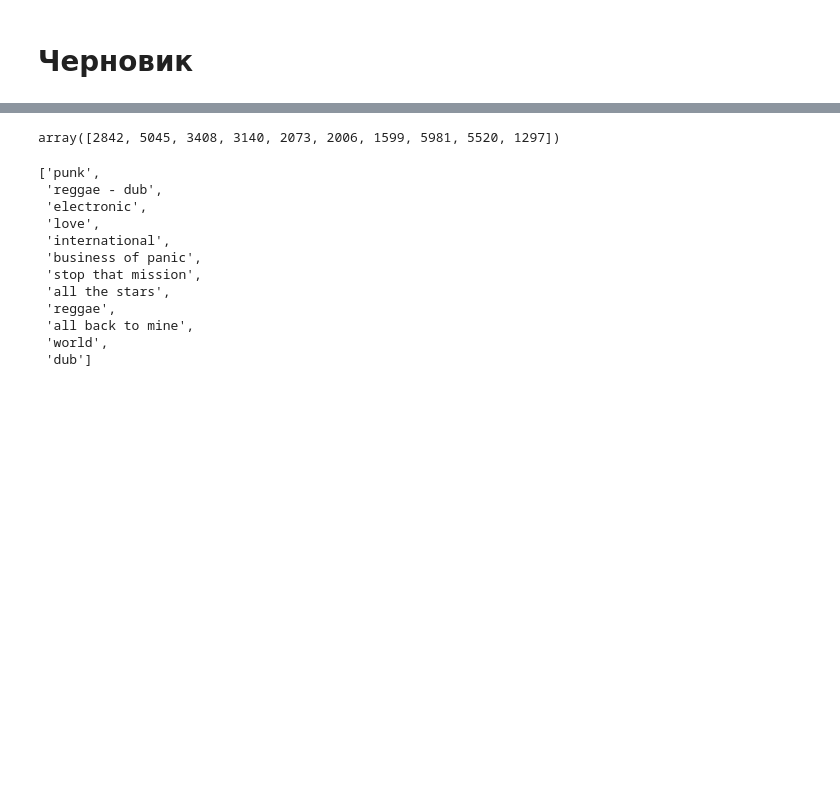
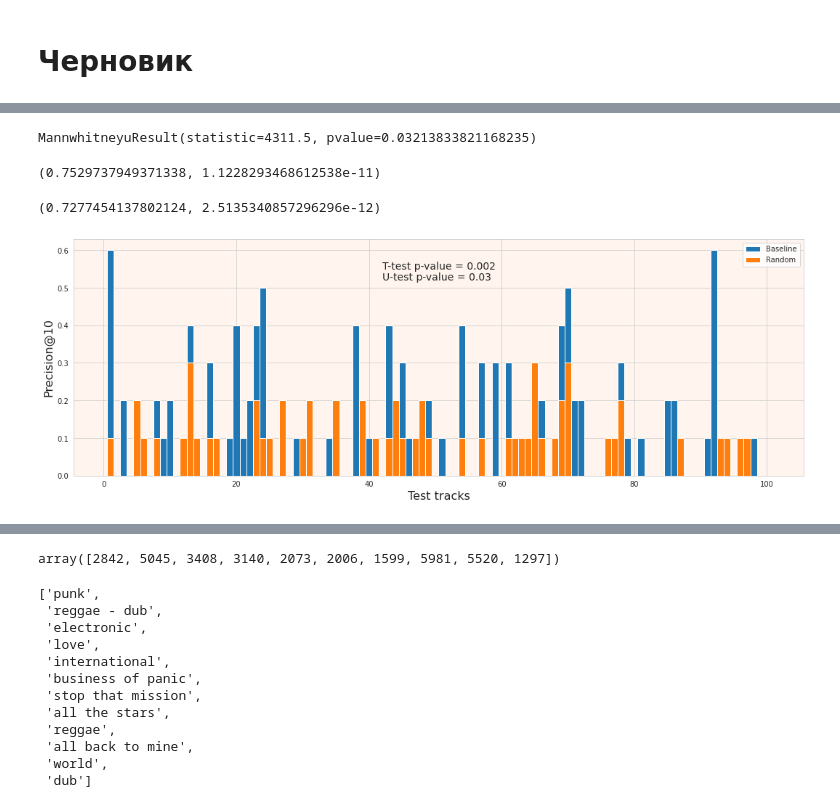
Before and after one commit to obi-1-konobe/music_similarity, a Jupyter notebook: notebooks/Baseline.ipynb, the cells around one changed output, grey strips where cells are left out. Cells and saved outputs as stored; diff of their text form; code cells hidden in the pictures; blank space fills up the shorter version.

Commit message:
2 semestr results

```diff
--- a/notebooks/Baseline.ipynb
+++ b/notebooks/Baseline.ipynb
@@ -223,7 +136,7 @@ def count_ndcg(neighbors, relevant_list):
     dcg = 0
     idcg = 0
     for i in range(len(neighbors)):
-        track = int(df_train.iloc[neighbors[i]].track[:-4])
+        track = int(df_train.iloc[neighbors[i]].file[:-4])
         if track in relevant_list:
             dcg += 1 / math.log(i + 2, 2)
         idcg += 1 / math.log(i + 2, 2)
@@ -233,10 +146,11 @@ def count_ndcg(neighbors, relevant_list):
 mean_ap = 0
 ndcg = 0
 for i in range(100):
-    neighbors = neigh.kneighbors([X_test[i]])[1][0]
-    relevant_num, relevant_list = count_good_recommend(i, neighbors, trhold=0.3)
+    arr = cos_similarity_mtx[i]
+    neighbors = arr.argsort()[-10:][::-1]
+    relevant_num, relevant_list = count_good_recommend(i, neighbors, trhold=0.4)
 #     print(relevant_list)
-    print(relevant_list[0], [df_train.iloc[x].track[:-4] for x in neighbors])
+#     print(relevant_list[0], [df_train.iloc[x].file[:-4] for x in neighbors])
     p_at_10 = relevant_num / 10
     mean_ap += p_at_10
     ndcg += count_ndcg(neighbors, relevant_list[1:])
@@ -271,2 +167,18 @@ mean_ndcg
 # %% [markdown]
 # Черновик
+# %%
+base = list()
+mean_ap = 0
+ndcg = 0
+for i in range(100):
+    arr = cos_similarity_mtx[i]
+    neighbors = arr.argsort()[-10:][::-1]
+    relevant_num, relevant_list = count_good_recommend(i, neighbors, trhold=0.4)
+#     print(relevant_list)
+#     print(relevant_list[0], [df_train.iloc[x].file[:-4] for x in neighbors])
+    p_at_10 = relevant_num / 10
+    base.append(p_at_10)
+#     mean_ap += p_at_10
+#     ndcg += count_ndcg(neighbors, relevant_list[1:])
+# mean_ap /= 100
+# mean_ndcg = ndcg / 100
@@ -272,0 +229,12 @@ mean_ndcg
+# %%
+mannwhitneyu(base, rand)
+# %% [output]
+MannwhitneyuResult(statistic=4311.5, pvalue=0.03213833821168235)
+# %%
+shapiro(base)
+# %% [output]
+(0.7529737949371338, 1.1228293468612538e-11)
+# %%
+shapiro(rand)
+# %% [output]
+(0.7277454137802124, 2.5135340857296296e-12)
@@ -272,0 +245,21 @@ mean_ndcg
+# %%
+x = range(1,101)
+y1 = base
+y2 = rand
+fig, ax = plt.subplots()
+ax.bar(x, y1, width=1)
+ax.bar(x, y2, width=1)
+ax.text(42, 0.55,'T-test p-value = 0.002', fontsize=14)
+ax.text(42, 0.52,'U-test p-value = 0.03', fontsize=14)
+
+ax.set_facecolor('seashell')
+# fig.set_facecolor('floralwhite')
+fig.set_figwidth(18)    #  ширина Figure
+fig.set_figheight(6)    #  высота Figure
+plt.xlabel('Test tracks', fontsize=16)
+plt.ylabel('Precision@10', fontsize=16)
+plt.legend(['Baseline', 'Random'])
+plt.show()
+# plt.bar(, base)
+# %% [output]
+[figure, added]
```
Also changed, not shown: parts of 64 cells of this notebook, 9 other files.
